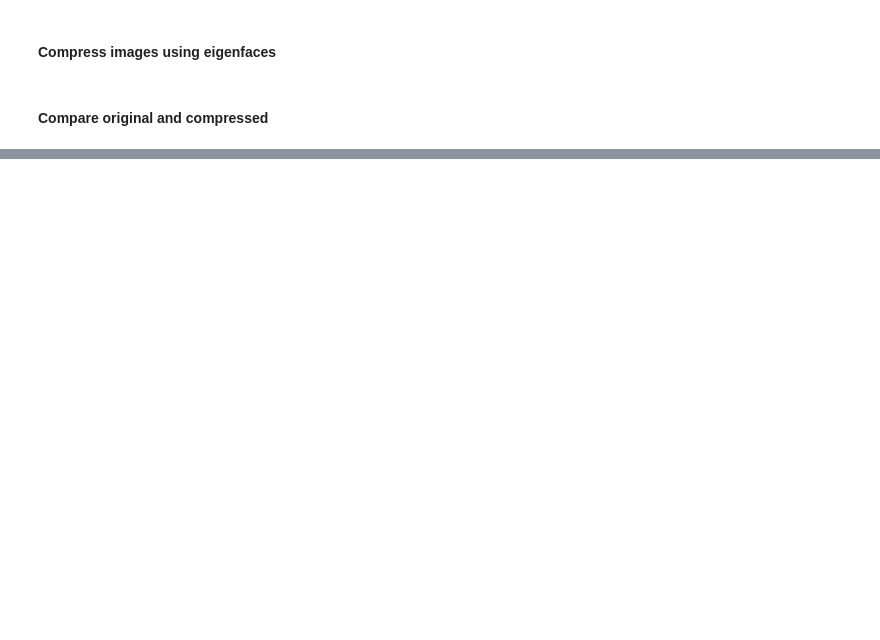
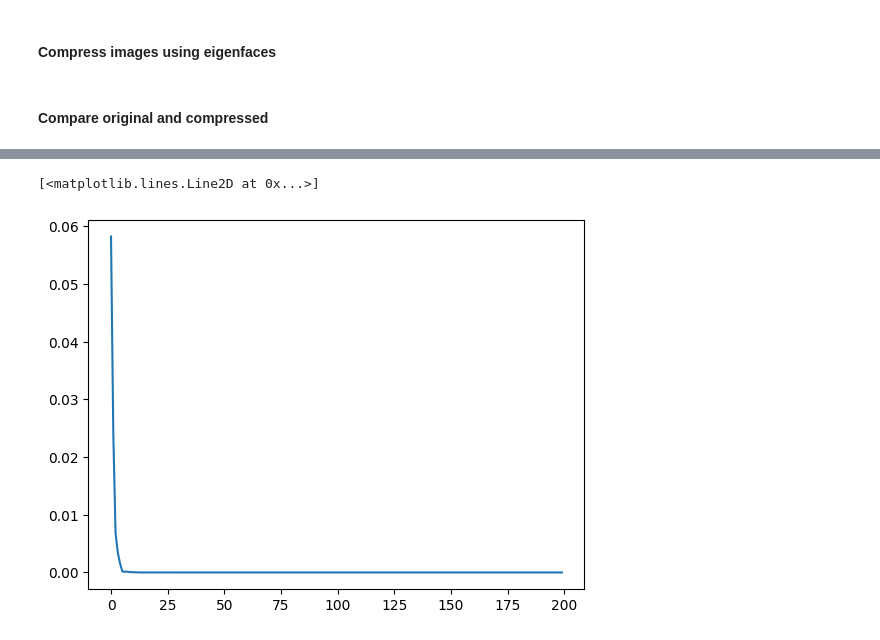
Before and after one commit to jeffcav/aiot, a Jupyter notebook: aiot.ipynb, the cells around one changed output, grey strips where cells are left out. Cells and saved outputs as stored; diff of their text form; code cells hidden in the pictures; blank space fills up the shorter version.

```diff
--- a/aiot.ipynb
+++ b/aiot.ipynb
@@ -64,0 +151,39 @@ model = mlp(layers_sizes=[100, 50, 30, 10], activations=["tanh", "tanh", "tanh",
+# %%
+def test(model, device, test_loader):
+    with torch.no_grad():
+        model.train(False)
+        num_correct = 0
+        num_samples = 0
+
+        for batch_idx, (x, y) in enumerate(test_loader):
+            x = x.to(device)
+            y = y.to(device)
+
+            scores = model.forward(x)
+            _, y_out = scores.max(1)
+
+            num_correct += (y_out == y).sum()
+            num_samples += y_out.size(0)
+
+        acc = float(num_correct) / float(num_samples)
+    return acc
+# %%
+import numpy as np
+from torch.utils.data import DataLoader
+
+train_accs= []
+train_losses = []
+
+for epoch in range(200):
+    # train
+    train_data = DataLoader(train_dataset, batch_size=64, shuffle=True)
+    err, n_train_samples = train(model, device, train_data, optimizer)
+    loss = float(err)/float(n_train_samples)
+    train_losses.append(loss)
+
+    # evaluate
+    acc = test(model, device, train_data)
+    train_accs.append(acc)
+
+    # log
+    print(f"\nEpoch: {epoch}\nLoss: {loss}\nAcc: {acc * 100:.2f}")
@@ -64,0 +208,8 @@ model = mlp(layers_sizes=[100, 50, 30, 10], activations=["tanh", "tanh", "tanh",
+# %%
+import matplotlib.pyplot as plt
+
+plt.figure()
+plt.plot(train_losses)
+# %% [output]
+[<matplotlib.lines.Line2D at 0x...>]
+[figure, added]
```
Also changed, not shown: parts of 22 cells of this notebook, 4 other files.
